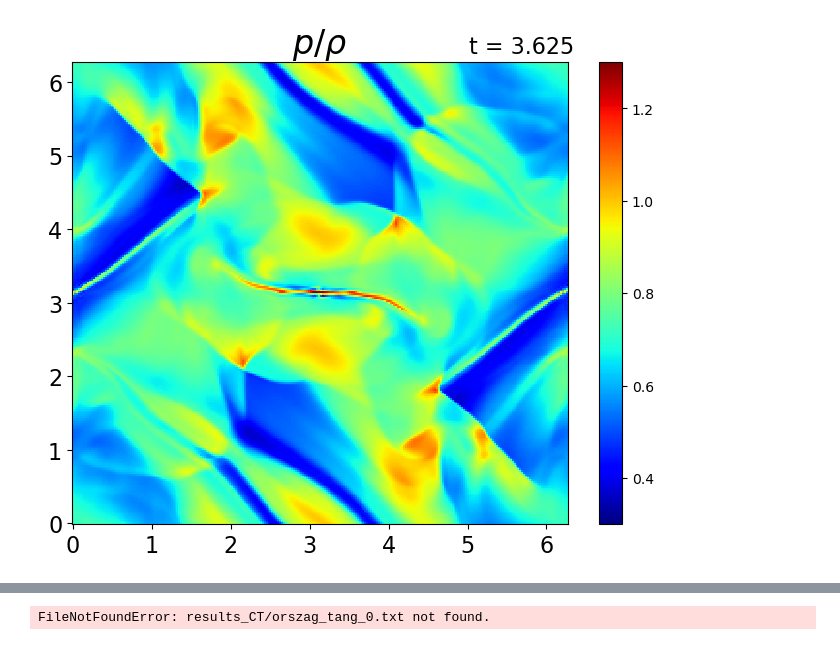
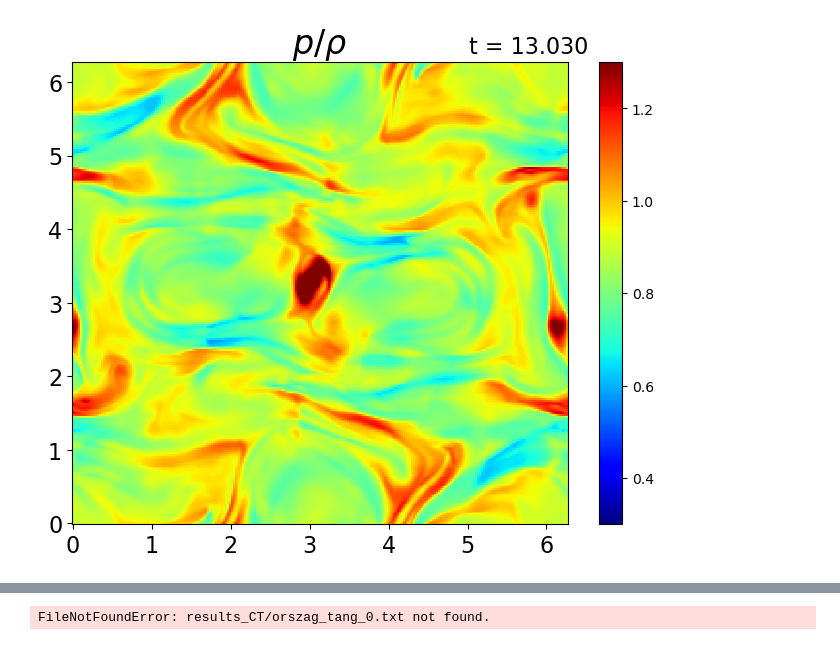
Before and after one commit to keita-akutagawa/IdealMHD_GPU, a Jupyter notebook: examples_2D/orszag_tang/orszag_tang_CT.ipynb, the cells around one changed output, grey strips where cells are left out. Saved outputs shown, nothing was run; the diff lists cells and outputs as text; code cells hidden in the pictures.

```diff
--- a/examples_2D/orszag_tang/orszag_tang_CT.ipynb
+++ b/examples_2D/orszag_tang/orszag_tang_CT.ipynb
@@ -44,28 +44,29 @@ G_bar = np.zeros(G.shape)
 # %%
 fig = plt.figure(figsize=(8, 6))
 ax1 = fig.add_subplot(111)
 
-log = np.loadtxt("log.txt", delimiter=',')
-step = 1000
-U = np.loadtxt(f"results/orszag_tang_{step}.txt", delimiter=',').T.reshape(8, nx, ny)
+log = np.loadtxt("log_lowreso.txt", delimiter=',')
+dirname = "results_lowreso"
+step = 4000
+U = np.loadtxt(f"{dirname}/orszag_tang_{step}.txt", delimiter=',').T.reshape(8, nx, ny)
 rho = U[0, :, :]
 u = U[1, :, :] / rho
 v = U[2, :, :] / rho
 w = U[3, :, :] / rho
 Bx = U[4, :, :]
 By = U[5, :, :]
 Bz = U[6, :, :]
 e = U[7, :, :]
 p = (gamma-1) * (e - rho*(u**2+v**2+w**2)/2 - (Bx**2+By**2+Bz**2)/2)
 magnetic_pressure = 1/2 * (Bx**2+By**2+Bz**2)
 pT = p + magnetic_pressure
 
 contour = ax1.pcolormesh(X, Y, (p/rho).T, vmin=0.3, vmax=1.3, cmap='jet')
 cbar = plt.colorbar(contour, ax=ax1)
 
 ax1.set_title(r"$p/\rho$", fontsize=24)
 ax1.text(0.8, 1.02, f"t = {log[int(step/10)][1]:.3f}", transform=ax1.transAxes, fontsize=16)
 ax1.tick_params(labelsize=16)
 plt.show()
 # %% [output]
-[figure, old version]
+[figure, new version]
```
Also changed, not shown: parts of 1 cell of this notebook, 3 other files.
